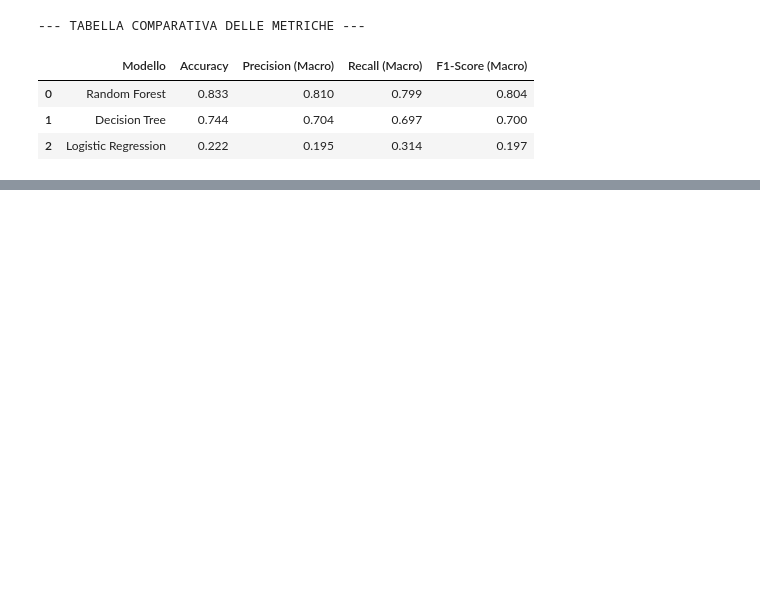
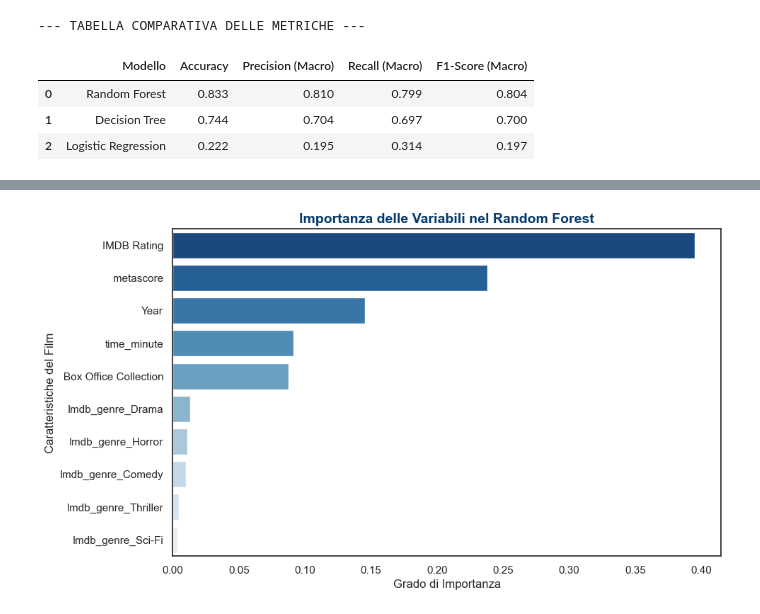
Before and after one commit to annelabit/Flop-Detector, a Jupyter notebook: notebooks/Model_Training.ipynb, the cells around one changed output, grey strips where cells are left out. Saved outputs shown, nothing was run; the diff lists cells and outputs as text; code cells hidden in the pictures; blank space fills up the shorter version.

Commit message:
feat: aggiunti commenti nel modelling
aggiunto anche grafico sulle features

```diff
--- a/notebooks/Model_Training.ipynb
+++ b/notebooks/Model_Training.ipynb
@@ -90,0 +120,23 @@ display(df_risultati)
+# %%
+importances = modelli["Random Forest"].feature_importances_
+feature_names = X.columns
+feature_importance_df = pd.DataFrame({'Feature': feature_names, 'Importance': importances}).sort_values(by='Importance', ascending=False)
+
+plt.figure(figsize=(10, 6))
+
+sns.barplot(
+    x='Importance',
+    y='Feature',
+    data=feature_importance_df,
+    palette='Blues_r',
+    hue='Feature',
+    legend=False
+)
+
+plt.title('Importanza delle Variabili nel Random Forest', fontsize=14, fontweight='bold', color='#03396c')
+plt.xlabel('Grado di Importanza')
+plt.ylabel('Caratteristiche del Film')
+plt.savefig('importanza_variabili.png', dpi=300)
+plt.show()
+# %% [output]
+[figure, added]
```
Also changed, not shown: parts of 7 cells of this notebook, 1 other file.
